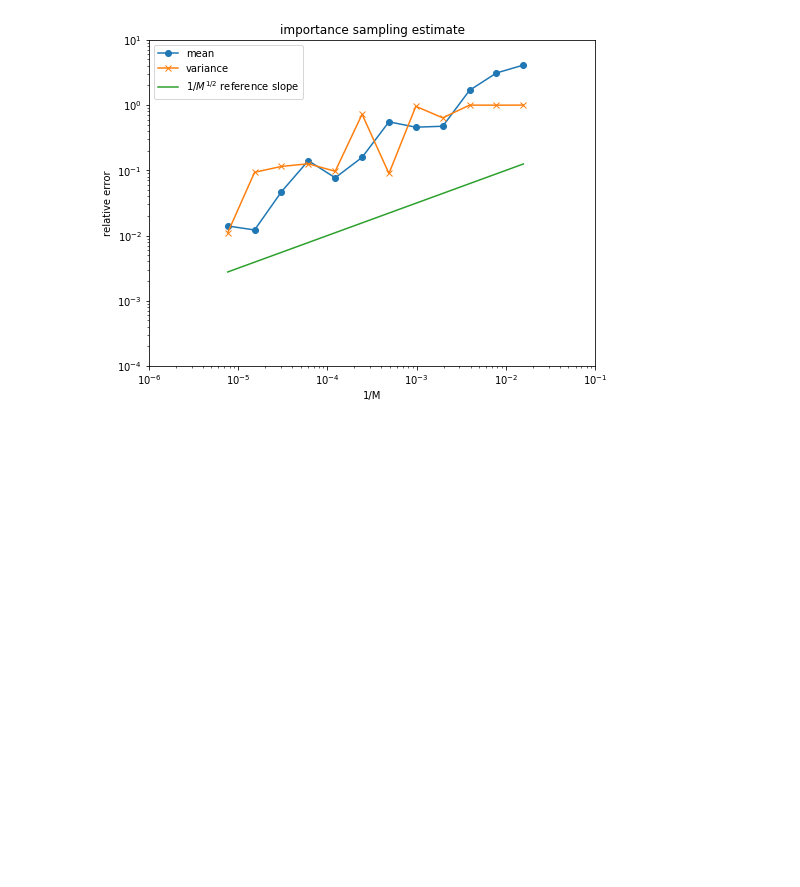
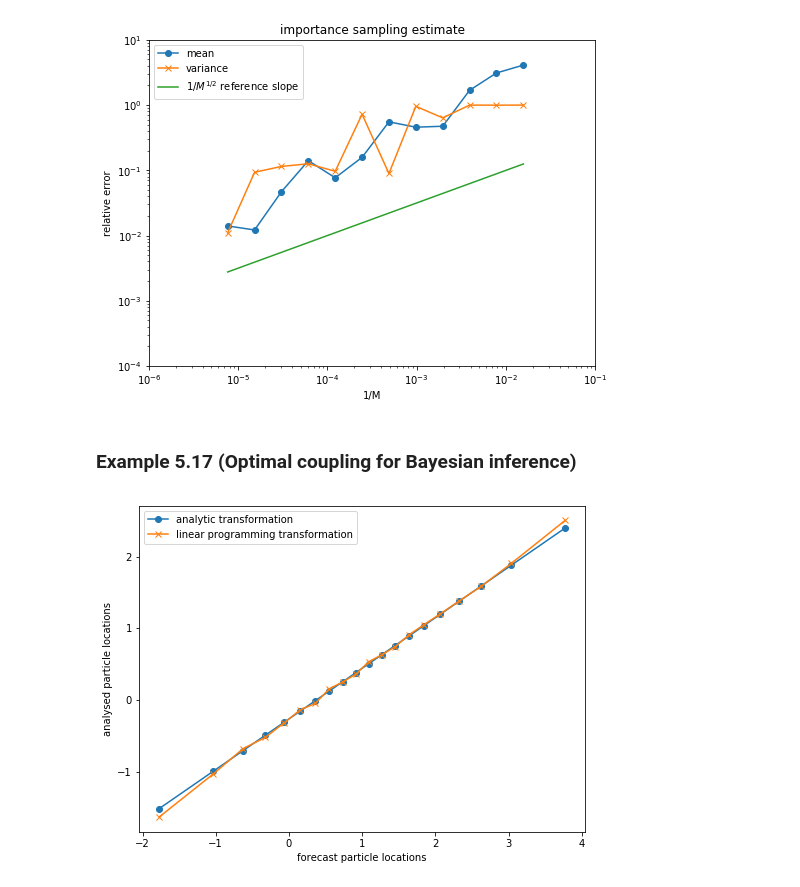
Before and after one commit to ray-chew/probabilistic_forecasting_examples, a Jupyter notebook: Chapter 5.ipynb, the cells around one changed output. Drawn from its saved outputs; the diff is of its cells as text; code cells hidden in the pictures; blank space fills up the shorter version.

```diff
--- a/Chapter 5.ipynb
+++ b/Chapter 5.ipynb
@@ -224,3 +224,68 @@ plt.legend()
 plt.show()
 # %% [output]
 [figure]
+# %% [markdown]
+### Example 5.17 (Optimal coupling for Bayesian inference)
+# %%
+from scipy.special import erfinv
+from scipy.sparse import lil_matrix, find
+
+# Ensemble size
+M = 20
+
+# prior mean and var
+xmf = 1.
+Pf = 2.
+
+# prior ensemble
+ur = np.arange(.5,M) / M
+xr = np.sqrt(2.) * erfinv(2.*ur - 1)
+xf = xmf + np.sqrt(Pf) * xr
+xf = np.sort(xf)
+
+yobs = -0.1
+R = 2.0
+
+w = np.exp(-(xf - yobs)**2 / (2. * R))
+w /= np.sum(w)
+
+T = lil_matrix((M,M))
+j = 0
+i = 0
+dx = np.ones(M)/M
+dy = w
+
+while i*j <= (M-1)*(M-1):
+    if dy[i] < dx[j]:
+        T[i,j] = dy[i]
+        dx[j] = dx[j] - dy[i]
+        dy[i] = 0
+        i += 1
+    else:
+        T[i,j] = dx[j]
+        dy[i] = dy[i] - dx[j]
+        dx[j] = 0
+        j += 1
+
+# posterior samples
+xa = xf.T * T * M
+
+xma = np.mean(xa)
+Pa = np.var(xa)
+Pa3 = np.mean((xa-xma)**3)
+Pa4 = np.mean((xa-xma)**4)
+
+PA = 1.
+
+# analytic transformation
+xA = xma + np.sqrt(PA) * np.sqrt(2.) * erfinv(2. * ur - 1.)
+
+fig4 = plt.figure(figsize=(8,6))
+plt.plot(xf,xA, '-o', label="analytic transformation")
+plt.plot(xf,xa, '-x', label="linear programming transformation")
+plt.legend()
+plt.xlabel("forecast particle locations")
+plt.ylabel("analysed particle locations")
+plt.show()
+# %% [output]
+[figure, added]
```
Also changed, not shown: parts of 6 cells of this notebook.
